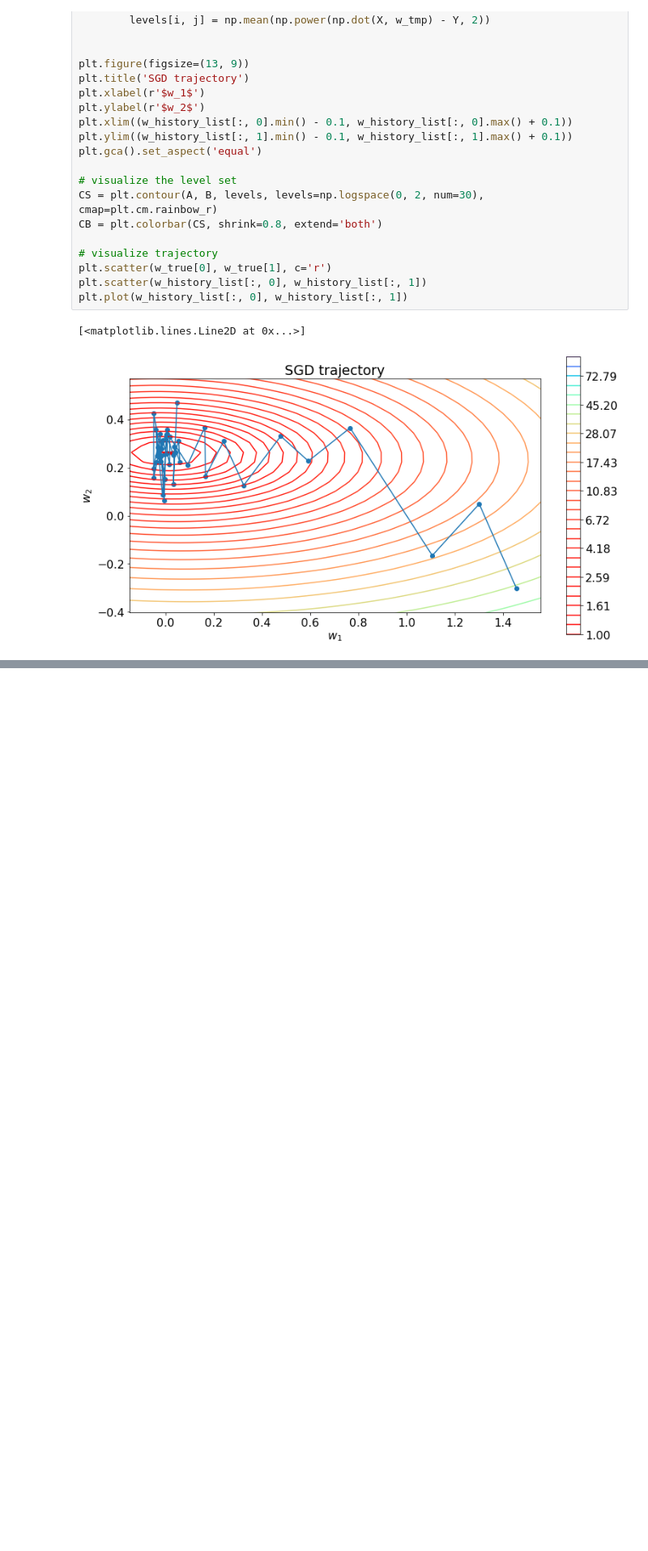
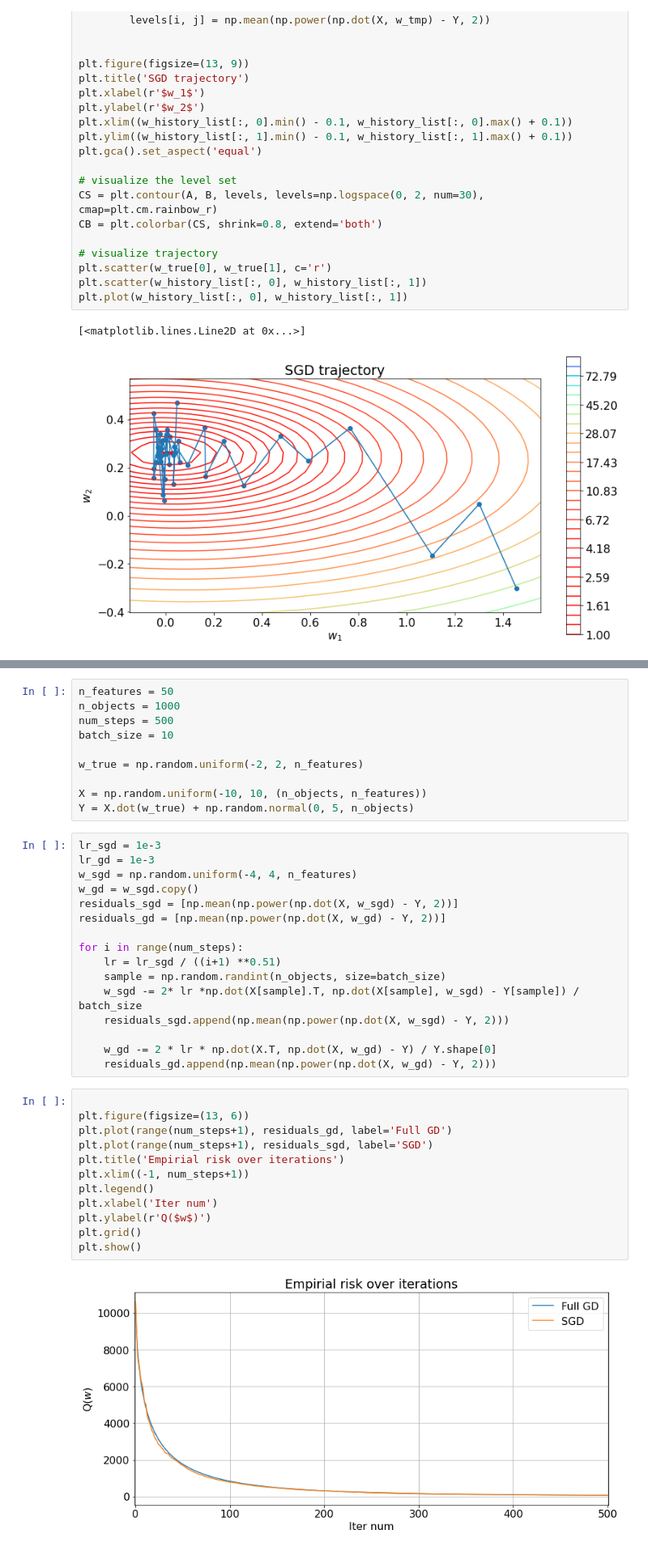
Before and after one commit to ZavGeorge/ML_model, a Jupyter notebook: LinearRegression/linear_model.ipynb, the cells around one changed output, grey strips where cells are left out. Shown at 81% size. Saved outputs shown, nothing was run; the diff lists cells and outputs as text; blank space fills up the shorter version.

```diff
--- a/LinearRegression/linear_model.ipynb
+++ b/LinearRegression/linear_model.ipynb
@@ -216,0 +260,40 @@ plt.plot(w_history_list[:, 0], w_history_list[:, 1])
+# %%
+n_features = 50
+n_objects = 1000
+num_steps = 500
+batch_size = 10
+
+w_true = np.random.uniform(-2, 2, n_features)
+
+X = np.random.uniform(-10, 10, (n_objects, n_features))
+Y = X.dot(w_true) + np.random.normal(0, 5, n_objects)
+# %%
+lr_sgd = 1e-3
+lr_gd = 1e-3
+w_sgd = np.random.uniform(-4, 4, n_features)
+w_gd = w_sgd.copy()
+residuals_sgd = [np.mean(np.power(np.dot(X, w_sgd) - Y, 2))]
+residuals_gd = [np.mean(np.power(np.dot(X, w_gd) - Y, 2))]
+
+for i in range(num_steps):
+    lr = lr_sgd / ((i+1) **0.51)
+    sample = np.random.randint(n_objects, size=batch_size)
+    w_sgd -= 2* lr *np.dot(X[sample].T, np.dot(X[sample], w_sgd) - Y[sample]) / batch_size
+    residuals_sgd.append(np.mean(np.power(np.dot(X, w_sgd) - Y, 2)))
+
+    w_gd -= 2 * lr * np.dot(X.T, np.dot(X, w_gd) - Y) / Y.shape[0]
+    residuals_gd.append(np.mean(np.power(np.dot(X, w_gd) - Y, 2)))
+# %%
+
+plt.figure(figsize=(13, 6))
+plt.plot(range(num_steps+1), residuals_gd, label='Full GD')
+plt.plot(range(num_steps+1), residuals_sgd, label='SGD')
+plt.title('Empirial risk over iterations')
+plt.xlim((-1, num_steps+1))
+plt.legend()
+plt.xlabel('Iter num')
+plt.ylabel(r'Q($w$)')
+plt.grid()
+plt.show()
+# %% [output]
+[figure, added]
```
Also changed, not shown: parts of 7 cells of this notebook.
